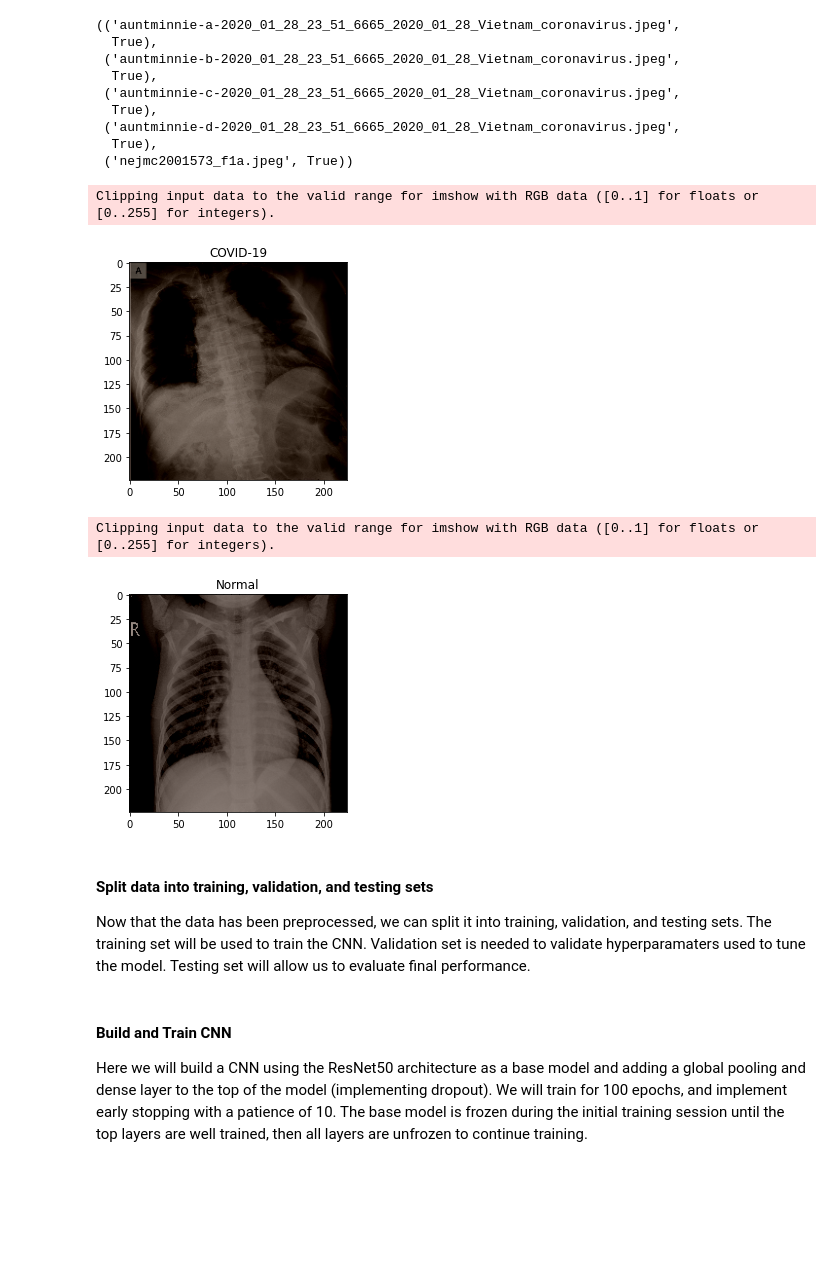
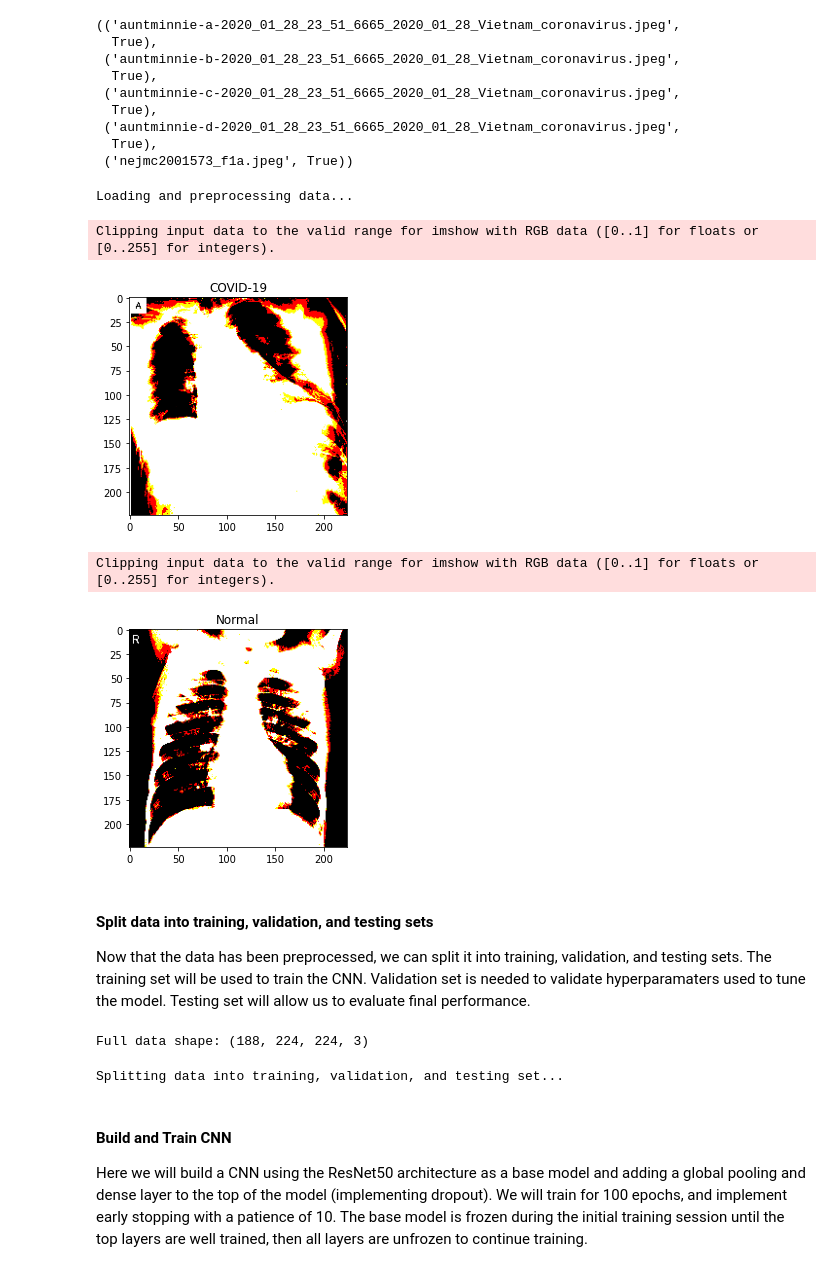
Before and after one commit to anthonypreza/COVID-19-CNN-classifier, a Jupyter notebook: COVID-19-CNN-Classifier.ipynb, the cells around one changed output. Saved outputs shown, nothing was run; the diff lists cells and outputs as text; code cells hidden in the pictures; blank space fills up the shorter version.

```diff
--- a/COVID-19-CNN-Classifier.ipynb
+++ b/COVID-19-CNN-Classifier.ipynb
@@ -88,11 +94,15 @@ def load_and_preprocess_data(data=data_to_process,
             final_img = keras.applications.resnet50.preprocess_input(resized_img)
             yield final_img
 
-    def normal_img_generator(root_dir='chest_xray', img_dirs=['test', 'train', 'val']):
-        dirs = [f'{root_dir}/{dir_}/NORMAL' for dir_ in img_dirs]
-        imgs = []
-        for dir_ in dirs:
-            imgs.extend([f'{dir_}/{filename}' for filename in os.listdir(dir_) if '.jpeg' in filename])
+    root_dir='chest_xray'
+    img_dirs=['test', 'train', 'val']
+    dirs = [f'{root_dir}/{dir_}/NORMAL' for dir_ in img_dirs]
+    imgs = []
+    for dir_ in dirs:
+        imgs.extend([f'{dir_}/{filename}' for filename in os.listdir(dir_) if '.jpeg' in filename])
+    imgs = imgs[:len(data)]
+
+    def normal_img_generator(imgs=imgs):
         for filename in imgs:
             # read the image file
             img_str = tf.read_file(filename)
@@ -106,7 +116,7 @@ def load_and_preprocess_data(data=data_to_process,
             yield final_img
 
     X = tf.stack([x for x in covid_img_generator()] + [y for y in normal_img_generator()], axis=0).numpy()
-    y = [x[1] for x in data] + [0] * len([y for y in normal_img_generator()])
+    y = [x[1] for x in data] + [0] * len(imgs)
 
     binarizer = LabelBinarizer()
     y = binarizer.fit_transform(y)
@@ -114,36 +124,44 @@ def load_and_preprocess_data(data=data_to_process,
 
     return X, y
 
+LOGGER.info('Loading and preprocessing data...')
 X, y = load_and_preprocess_data()
+# %% [output]
+Loading and preprocessing data...
 # %%
 # visualize positive preprocessed image
-plt.imshow(X[0] / 255)
+plt.imshow(X[0])
 plt.title('COVID-19')
 plt.show()
 # %% [output]
 Clipping input data to the valid range for imshow with RGB data ([0..1] for floats or [0..255] for integers).
-[figure, old version]
+[figure, new version]
 # %%
 # visualize negative preprocessed image
-plt.imshow(X[-1] / 255)
+plt.imshow(X[-1])
 plt.title('Normal')
 plt.show()
 # %% [output]
 Clipping input data to the valid range for imshow with RGB data ([0..1] for floats or [0..255] for integers).
-[figure, old version]
+[figure, new version]
 # %% [markdown]
 <h4>Split data into training, validation, and testing sets</h4>
 <p>Now that the data has been preprocessed, we can split it into training, validation, and testing sets. The training set will be used to train the CNN. Validation set is needed to validate hyperparamaters used to tune the model. Testing set will allow us to evaluate final performance.</p>
+# %%
+LOGGER.info('Full data shape: %s', X.shape)
+# %% [output]
+Full data shape: (188, 224, 224, 3)
 # %%
+LOGGER.info('Splitting data into training, validation, and testing set...')
 X_train_full, X_test, y_train_full, y_test = train_test_split(X, y,
                                                               stratify=y,
-                                                              test_size=0.3,
-                                                              random_state=42)
+                                                              test_size=0.2)
 
 X_train, X_val, y_train, y_val = train_test_split(X_train_full, y_train_full,
                                                               stratify=y_train_full,
-                                                              test_size=0.3,
-                                                              random_state=42)
+                                                              test_size=0.3)
+# %% [output]
+Splitting data into training, validation, and testing set...
 # %% [markdown]
 <h4>Build and Train CNN</h4>
 <p>Here we will build a CNN using the ResNet50 architecture as a base model and adding a global pooling and dense layer to the top of the model (implementing dropout). We will train for 100 epochs, and implement early stopping with a patience of 10. The base model is frozen during the initial training session until the top layers are well trained, then all layers are unfrozen to continue training.</p>
```
Also changed, not shown: parts of 12 cells of this notebook.
